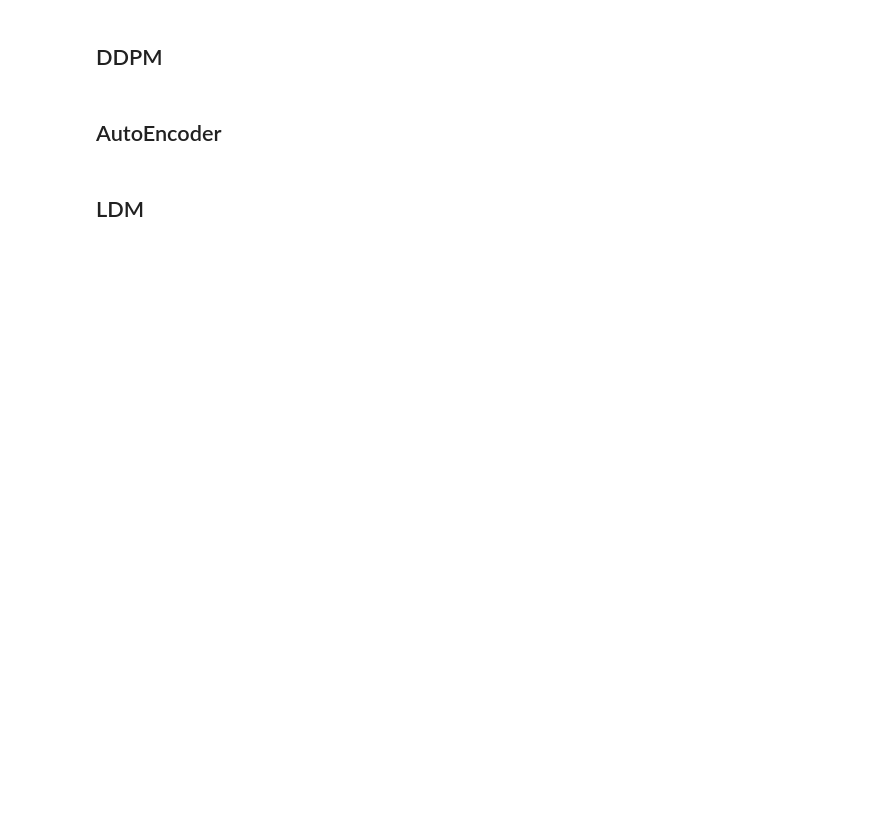
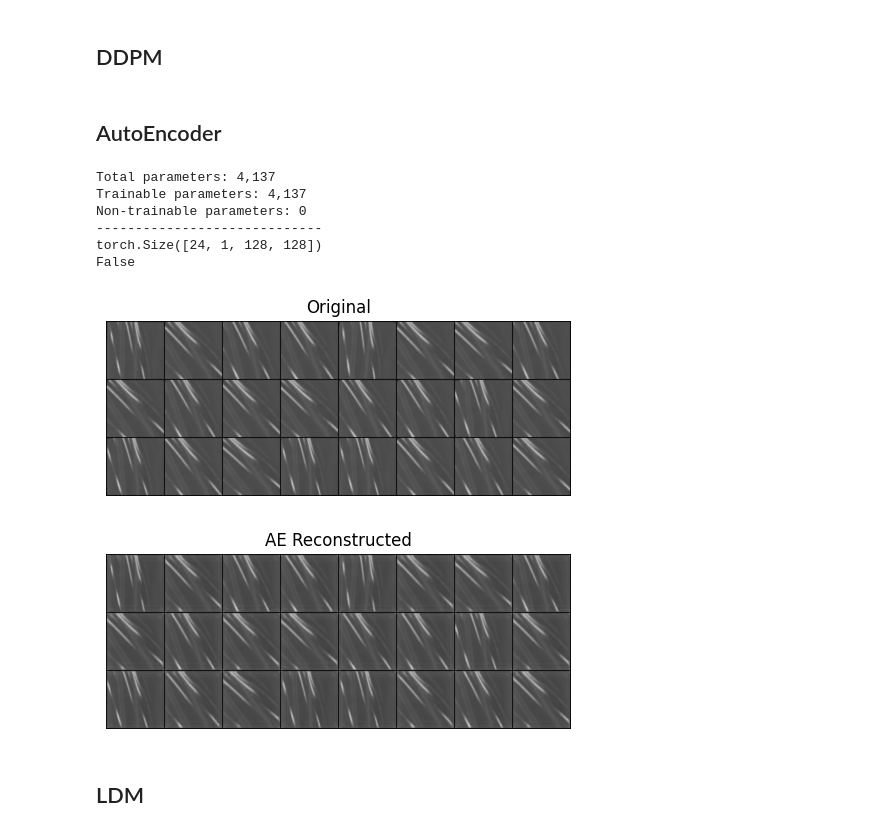
Before and after one commit to suubek/Diffusion_MNIST_to_STI, a Jupyter notebook: src/visualize_results.ipynb, the cells around one changed output. Cells and saved outputs as stored; diff of their text form; code cells hidden in the pictures; blank space fills up the shorter version.

```diff
--- a/src/visualize_results.ipynb
+++ b/src/visualize_results.ipynb
@@ -109,7 +109,7 @@ plt.show()
 #@title Visualize trained autoencoder
 # Load model
 device = 'cuda'
-ckpt = torch.load(r'..\model_objects\ckpt_STI_mse_100e.pth', map_location=device)
+ckpt = torch.load(r'..\model_objects\ckpt_rounded_STI_mse_100e.pth', map_location=device)
 ae_model = AutoEncoder([4, 8, 16]).cuda()
 ae_model = ae_model.to(device)
 ae_model.load_state_dict(ckpt)
@@ -135,33 +135,42 @@ data = np.load(data_path)
 labels = torch.from_numpy(labels)
 data = torch.from_numpy(data)
 
 data = data/255
 
 labels = labels.long()
 data = data.float()
 
 dataset = MyDataset(data, labels)
 data_loader = DataLoader(dataset, batch_size=batch_size, shuffle=True, num_workers=4)
 
 
 # Get next batch
 x, y = next(iter(data_loader))
 print(x.shape)
 x_hat = ae_model(x.to(device)).cpu().detach()
 
 print(id(x) == id(x_hat))
 
 plt.figure(figsize=(6,6.5))
 plt.axis('off')
 plt.imshow(make_grid(x[:64,:,:,:].cpu()).permute([1,2,0]), vmin=0., vmax=1.)
 plt.title("Original")
 plt.show()
 
 plt.figure(figsize=(6,6.5))
 plt.axis('off')
 plt.imshow(make_grid(x_hat[:64,:,:,:].cpu()).permute([1,2,0]), vmin=0., vmax=1.)
 plt.title("AE Reconstructed")
 plt.show()
+# %% [output]
+Total parameters: 4,137
+Trainable parameters: 4,137
+Non-trainable parameters: 0
+-----------------------------
+torch.Size([24, 1, 128, 128])
+False
+[figure, added]
+[figure, added]
 # %% [markdown]
 ## LDM
 # %%
```
Also changed, not shown: parts of 1 cell of this notebook, 4 other files.
